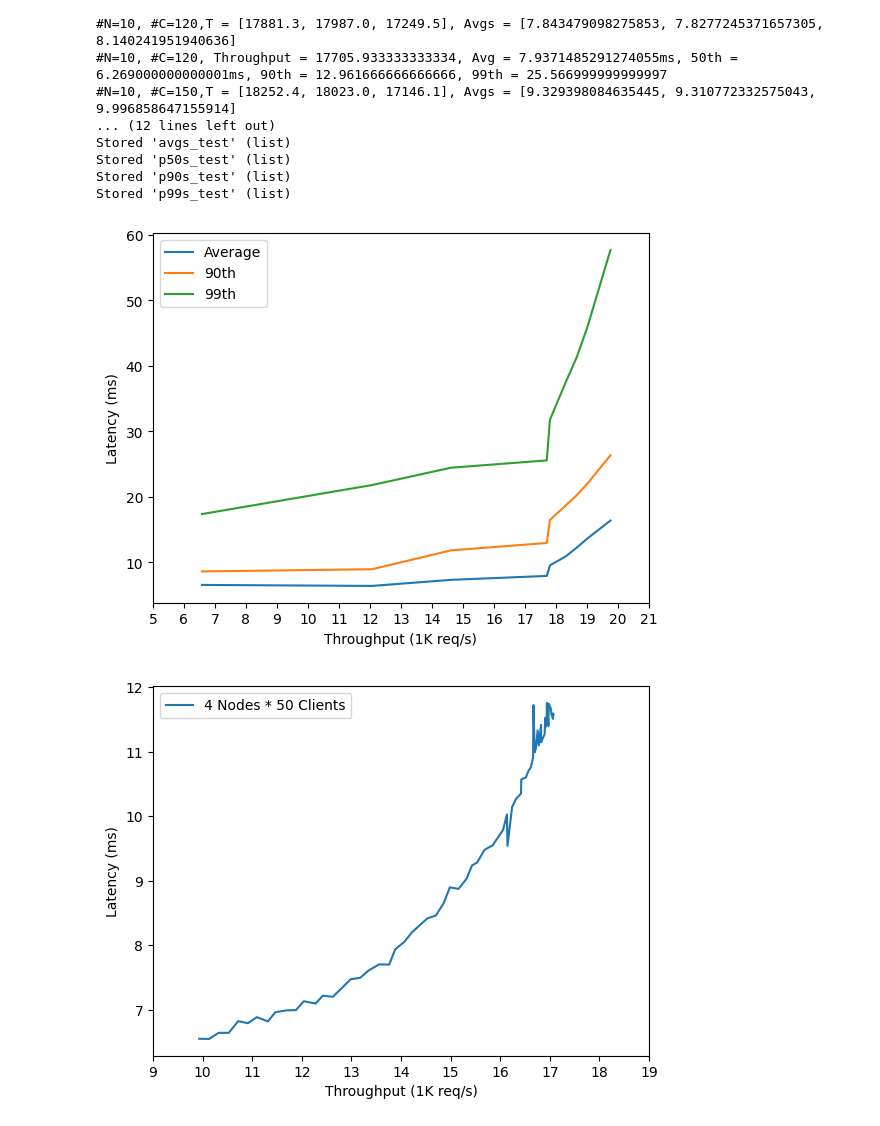
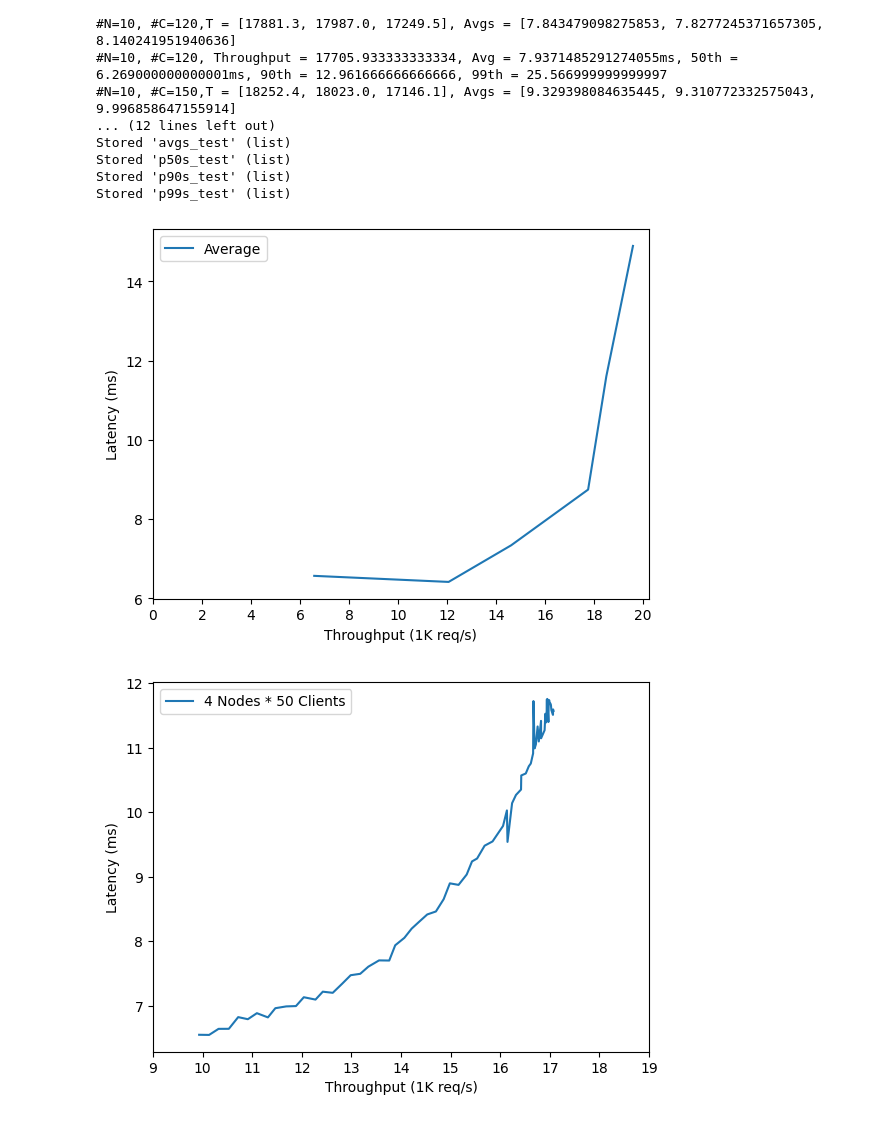
Before and after one commit to princeton-sns/frida, a Jupyter notebook: benchmark_notebook.ipynb, the cells around one changed output. Drawn from its saved outputs; the diff is of its cells as text; code cells hidden in the pictures.

```diff
--- a/benchmark_notebook.ipynb
+++ b/benchmark_notebook.ipynb
@@ -399,22 +477,9 @@ Stored 'p50s_test' (list)
 Stored 'p90s_test' (list)
 Stored 'p99s_test' (list)
 # %%
-throughputs_sorted, avgs_sorted = co_sort(throughputs_test, avgs_test)
-throughputs_sorted, p50s_sorted = co_sort(throughputs_test, p50s_test)
-throughputs_sorted, p90s_sorted = co_sort(throughputs_test, p90s_test)
-throughputs_sorted, p99s_sorted = co_sort(throughputs_test, p99s_test)
-plt.plot(np.array(throughputs_sorted[:-1])/1000.0, avgs_sorted[:-1], label="Average")
-# plt.plot(np.array(throughputs_sorted[:-1])/1000.0, p50s_sorted[:-1], label="50th")
-plt.plot(np.array(throughputs_sorted[:-1])/1000.0, p90s_sorted[:-1], label="90th")
-plt.plot(np.array(throughputs_sorted[:-1])/1000.0, p99s_sorted[:-1], label="99th")
-plt.xticks(np.arange(5, 22, step = 1))
-# plt.yticks(np.arange(5, 22, step = 1))
-plt.xlabel("Throughput (1K req/s)")
-plt.ylabel("Latency (ms)")
-plt.legend()
-plt.show()
+plot_by_buckets(throughputs_test, avgs_test, p50s_test, p90s_test, p99s_test, show="1000")
 # %% [output]
-[figure, old version]
+[figure, new version]
 # %%
 throughputs_N10C20_nagle, latencies_N10C20_nagle = await run_latency_exp(num_nodes=10, duration = 30, keepout = 5, num_clients_per_node=20, min_tpc = 10, max_tpc = 150, step_size = 10,warmup_period = 3)
 %store throughputs_N10C20_nagle
```
Also changed, not shown: parts of 15 cells of this notebook, 8 other files.
